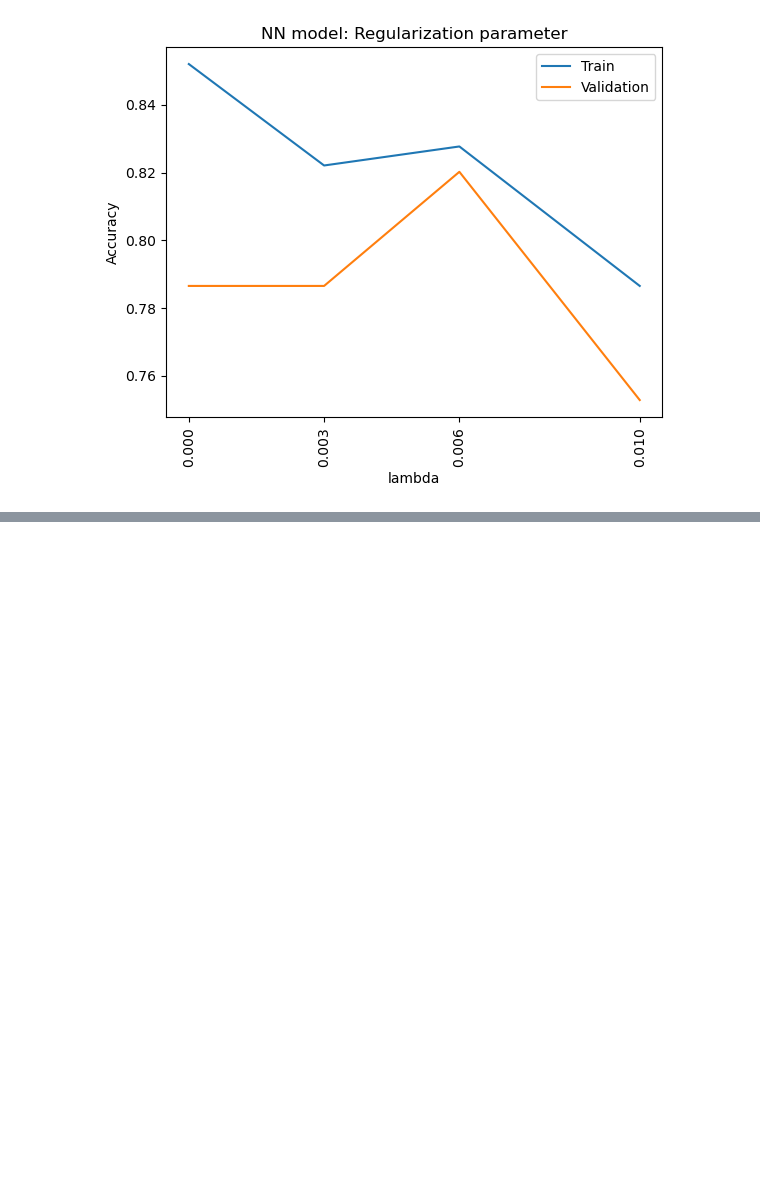
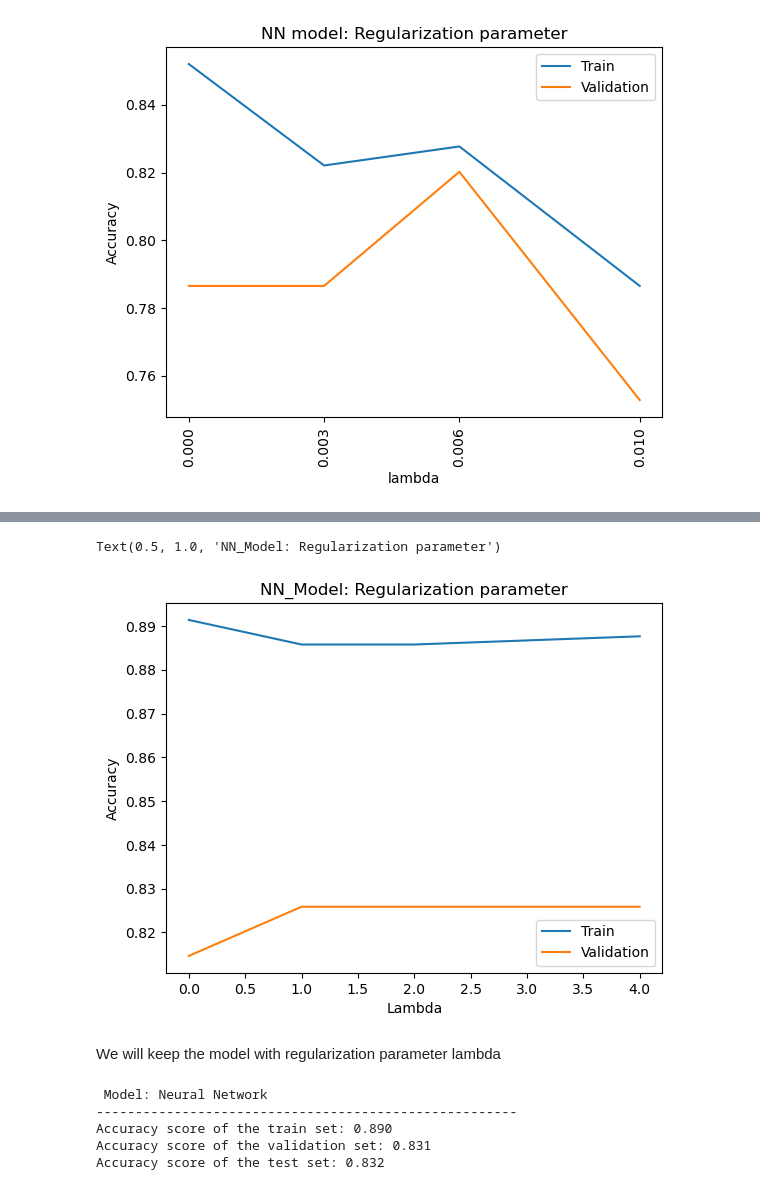
Before and after one commit to Andresmfs/Binary-classification-ML-models-Titanic-survivals, a Jupyter notebook: titanic.ipynb, the cells around one changed output, grey strips where cells are left out. Drawn from its saved outputs; the diff is of its cells as text; code cells hidden in the pictures; blank space fills up the shorter version.

```diff
--- a/titanic.ipynb
+++ b/titanic.ipynb
@@ -934,0 +1108,39 @@ Accuracy score of the test set: 0.821
+# %%
+plt.plot(lambda_list, train_accuracy, label='Train')
+plt.plot(lambda_list, cv_accuracy, label='Validation')
+plt.legend()
+plt.xlabel('Lambda')
+plt.ylabel('Accuracy')
+plt.title('NN_Model: Regularization parameter')
+# %% [output]
+Text(0.5, 1.0, 'NN_Model: Regularization parameter')
+[figure, added]
+# %% [markdown]
+We will keep the model with regularization parameter lambda
+# %%
+NN_model = NN_models[3]
+
+# Add polynomial features and scale the test set
+poly = PolynomialFeatures(4, include_bias=False)
+X_test_mapped = poly.fit_transform(X_test_nn)
+X_test_mapped_scaled = scalers[1].transform(X_test_mapped)
+
+
+# Prediction for validation set
+y_test_nn = Binary_sigmoid_predict(NN_model, X_test_mapped_scaled)
+
+# Calculate accuracy
+acc_test_nn = accuracy_score(y_test, y_test_nn)
+
+# Print the accuracy results
+print('\033[1m Model: Neural Network with polynomial features \033[0m')
+print('------------------------------------------------------')
+print(f'Accuracy score of the train set: {train_accuracy[3]:.3f}')
+print(f'Accuracy score of the validation set: {cv_accuracy[3]:.3f}')
+print(f'Accuracy score of the test set: {acc_test_nn:.3f}')
+# %% [output]
+ Model: Neural Network
+------------------------------------------------------
+Accuracy score of the train set: 0.890
+Accuracy score of the validation set: 0.831
+Accuracy score of the test set: 0.832
```
Also changed, not shown: parts of 13 cells of this notebook.
